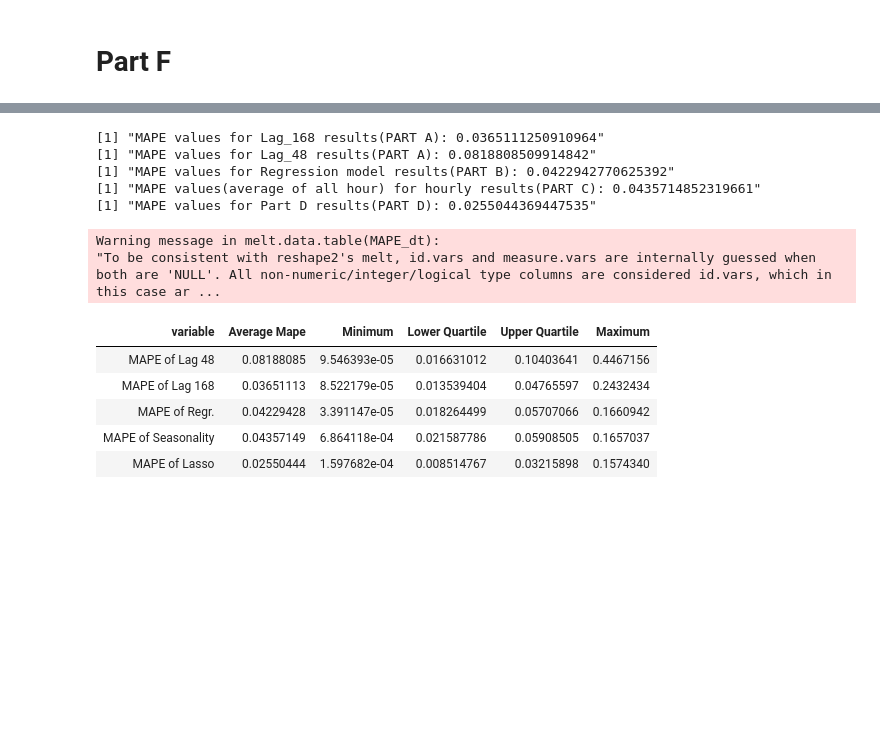
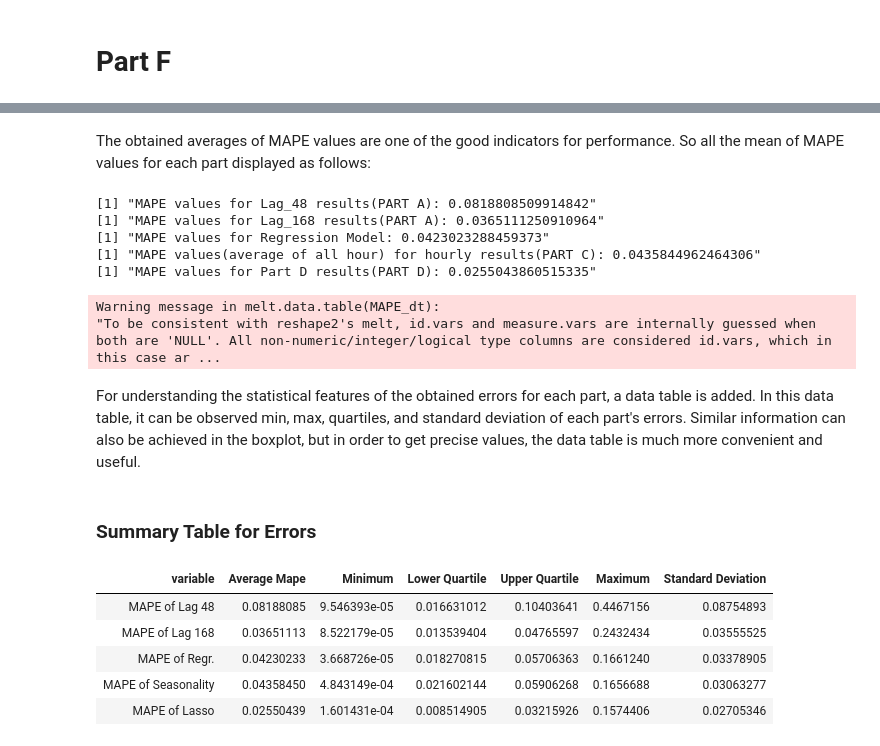
Before and after one commit to BU-IE-582/fall20-mbahadir, a Jupyter notebook: Homework3/Homework3.ipynb, the cells around one changed output, grey strips where cells are left out. Drawn from its saved outputs; the diff is of its cells as text; code cells hidden in the pictures; blank space fills up the shorter version.

```diff
--- a/Homework3/Homework3.ipynb
+++ b/Homework3/Homework3.ipynb
@@ -32,3 +30,5 @@ Classes 'data.table' and 'data.frame':  43128 obs. of  3 variables:
  $ hour       : num  0 1 2 3 4 5 6 7 8 9 ...
  $ consumption: num  26277 24992 23533 22465 22003 ...
  - attr(*, ".internal.selfref")=<externalptr>
+# %%
+dt<-dt[-2068]
@@ -403,5 +504,5 @@ F-statistic:  1419 on 2 and 1756 DF,  p-value: < 2.2e-16
 # %%
-Reg9=lm(data=hour9_train[8:.N], consumption~Lag_48+Lag_168)
+Reg9=lm(data=hour9_train, consumption~Lag_48+Lag_168)
 summary(Reg9)
 predictions9=predict(Reg9,newdata = hour9_test)
 MAPE_9=MAPE(predictions9,hour9_test$consumption)
@@ -1251,34 +1570,41 @@ Warning message:
+# %% [markdown]
+The obtained averages of MAPE values are one of the good indicators for performance. So all the mean of MAPE values for each part displayed as follows:
 # %%
 MAPE_hourly=(MAPE_0+MAPE_1+MAPE_2+MAPE_3+MAPE_4+MAPE_5+MAPE_6+MAPE_7+MAPE_8+MAPE_9+
             MAPE_10+MAPE_11+MAPE_12+MAPE_13+MAPE_14+MAPE_15+MAPE_16+MAPE_17+MAPE_18+MAPE_19+
             MAPE_20+MAPE_21+MAPE_22+MAPE_23)/24
 
+
+print(paste("MAPE values for Lag_48 results(PART A):",MAPE_48))
 print(paste("MAPE values for Lag_168 results(PART A):",MAPE_168))
-print(paste("MAPE values for Lag_48 results(PART A):",MAPE_48))
-print(paste("MAPE values for Regression model results(PART B):",MAPE_reg))
+print(paste("MAPE values for Regression Model:",MAPE_reg))
 print(paste("MAPE values(average of all hour) for hourly results(PART C):",MAPE_hourly))
 print(paste("MAPE values for Part D results(PART D):",mean(mape_result_d)))
 # %% [output]
+[1] "MAPE values for Lag_48 results(PART A): 0.0818808509914842"
 [1] "MAPE values for Lag_168 results(PART A): 0.0365111250910964"
-[1] "MAPE values for Lag_48 results(PART A): 0.0818808509914842"
-[1] "MAPE values for Regression model results(PART B): 0.0422942770625392"
-[1] "MAPE values(average of all hour) for hourly results(PART C): 0.0435714852319661"
-[1] "MAPE values for Part D results(PART D): 0.0255044369447535"
+[1] "MAPE values for Regression Model: 0.0423023288459373"
+[1] "MAPE values(average of all hour) for hourly results(PART C): 0.0435844962464306"
+[1] "MAPE values for Part D results(PART D): 0.0255043860515335"
 # %%
 MAPE_dt=data.table("MAPE of Lag 48"=MAPE_48_values,"MAPE of Lag 168"=MAPE_168_values,"MAPE of Regr."=MAPE_reg_values,"MAPE of Seasonality"=C_all_val ,"MAPE of Lasso"=D_all_val)
 melted_dt=melt(MAPE_dt)
 # %% [output]
 Warning message in melt.data.table(MAPE_dt):
 "To be consistent with reshape2's melt, id.vars and measure.vars are internally guessed when both are 'NULL'. All non-numeric/integer/logical type columns are considered id.vars, which in this case ar ...
+# %% [markdown]
+For understanding the statistical features of the obtained errors for each part, a data table is added. In this data table, it can be observed min, max, quartiles, and standard deviation of each part's errors. Similar information can also be achieved in the boxplot, but in order to get precise values, the data table is much more convenient and useful.
+# %% [markdown]
+### Summary Table for Errors
 # %%
-perf_summary=melted_dt[,list("Average Mape"=mean(value),Minimum=min(value),"Lower Quartile"=quantile(value)[2],
-                             "Upper Quartile"=quantile(value)[4],Maximum=max(value))
+feature_summary=melted_dt[,list("Average Mape"=mean(value),Minimum=min(value),"Lower Quartile"=quantile(value)[2],
+                             "Upper Quartile"=quantile(value)[4],Maximum=max(value),"Standard Deviation"=sd(value))
                                ,by=list(variable)]
-perf_summary
+feature_summary
 # %% [output]
-| variable | Average Mape | Minimum | Lower Quartile | Upper Quartile | Maximum |
-| MAPE of Lag 48 | 0.08188085 | 9.546393e-05 | 0.016631012 | 0.10403641 | 0.4467156 |
-| MAPE of Lag 168 | 0.03651113 | 8.522179e-05 | 0.013539404 | 0.04765597 | 0.2432434 |
-| MAPE of Regr. | 0.04229428 | 3.391147e-05 | 0.018264499 | 0.05707066 | 0.1660942 |
-| MAPE of Seasonality | 0.04357149 | 6.864118e-04 | 0.021587786 | 0.05908505 | 0.1657037 |
-| MAPE of Lasso | 0.02550444 | 1.597682e-04 | 0.008514767 | 0.03215898 | 0.1574340 |
+| variable | Average Mape | Minimum | Lower Quartile | Upper Quartile | Maximum | Standard Deviation |
+| MAPE of Lag 48 | 0.08188085 | 9.546393e-05 | 0.016631012 | 0.10403641 | 0.4467156 | 0.08754893 |
+| MAPE of Lag 168 | 0.03651113 | 8.522179e-05 | 0.013539404 | 0.04765597 | 0.2432434 | 0.03555525 |
+| MAPE of Regr. | 0.04230233 | 3.668726e-05 | 0.018270815 | 0.05706363 | 0.1661240 | 0.03378905 |
+| MAPE of Seasonality | 0.04358450 | 4.843149e-04 | 0.021602144 | 0.05906268 | 0.1656688 | 0.03063277 |
+| MAPE of Lasso | 0.02550439 | 1.601431e-04 | 0.008514905 | 0.03215926 | 0.1574406 | 0.02705346 |
```
Also changed, not shown: parts of 128 cells of this notebook, 2 other files.
